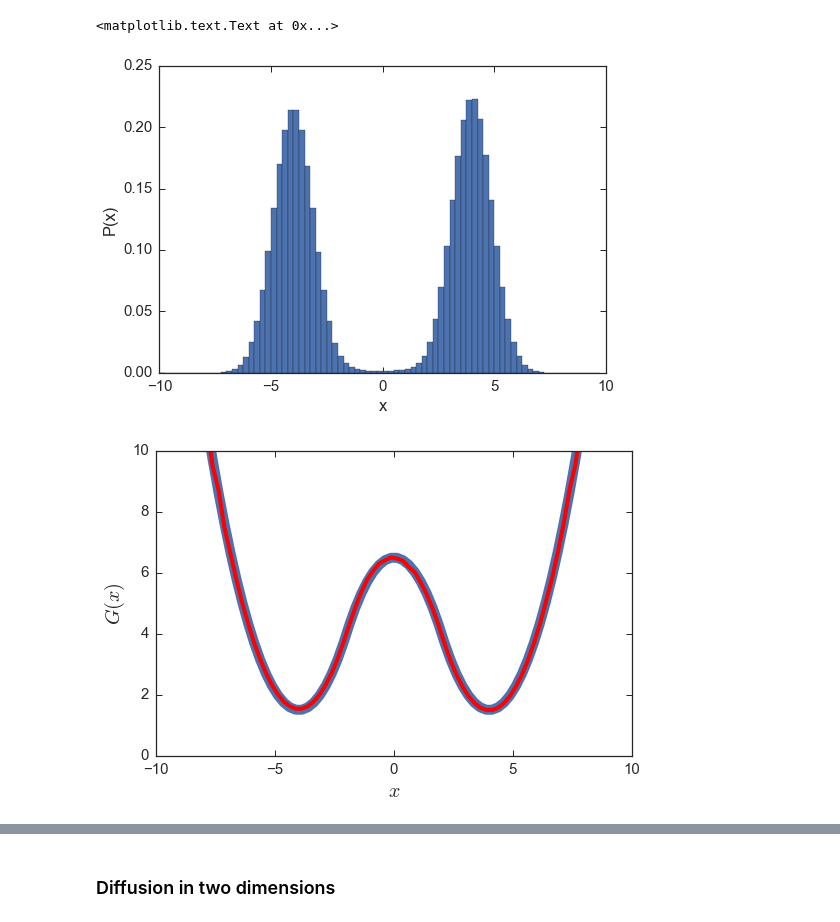
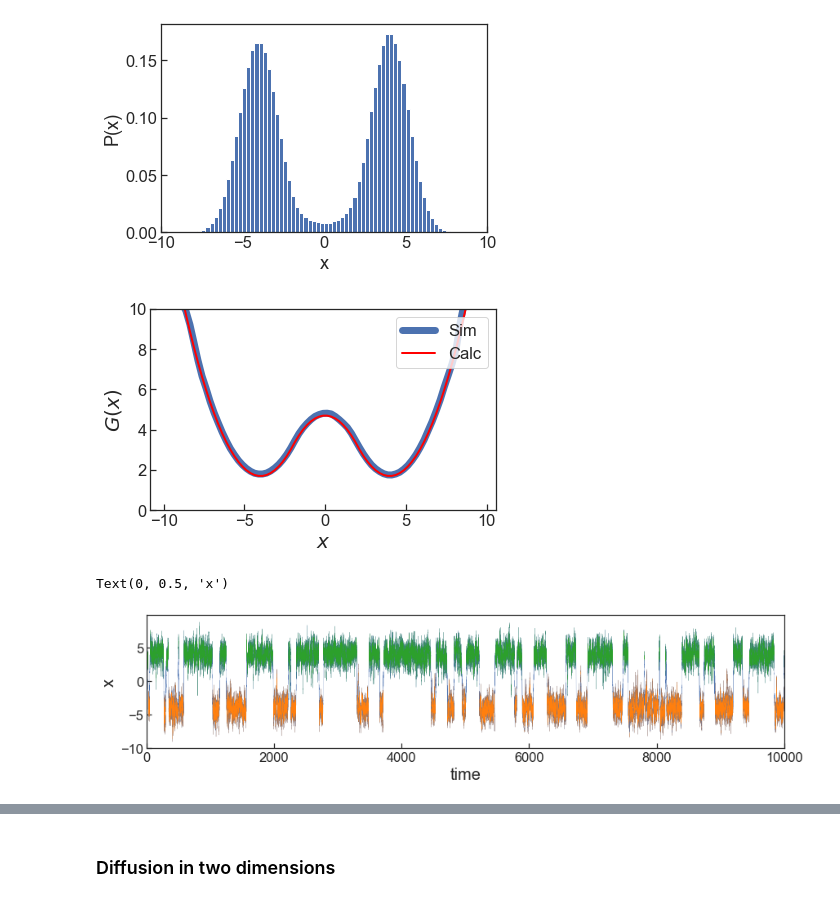
Before and after one commit to daviddesancho/smFSmodels, a Jupyter notebook: notebooks/cossio_brownian_cython.ipynb, the cells around one changed output, grey strips where cells are left out. Saved outputs shown, nothing was run; the diff lists cells and outputs as text; code cells hidden in the pictures.

```diff
--- a/notebooks/cossio_brownian_cython.ipynb
+++ b/notebooks/cossio_brownian_cython.ipynb
@@ -70,7 +87,8 @@ plt.tight_layout()
 # %%
 start = time.time()
 x, q = [5., 0.]
-t, xk, qk = cossio.run_brownian(x0=x, dt=dt, barrier=5., kl=0., \
-                             Dx=Dx, numsteps=int(1e9), fwrite=int(0.1/dt))
+t, xk, qk = cossio.run_brownian(x0=x, dt=dt, barrier=3., \
+                             Dx=Dx, Dq=Dx, F12=0, numsteps=int(1e8), \
+                                fwrite=int(0.01/dt))
 end = time.time()
 print (end - start)
@@ -165,22 +139,24 @@ ax[1].set_xlabel('Time')
 # %%
 fig, ax = plt.subplots()
 hist, bin_edges, patches = \
-        ax.hist(xk, bins=np.arange(-10,10,0.25), normed=True)
+        ax.hist(xk, bins=np.arange(-10,10,0.25), density=True)
 ax.set_ylabel('P(x)')
 ax.set_xlabel('x')
+ax.set_xlim(-10,10)
+plt.tight_layout()
 # %% [output]
-<matplotlib.text.Text at 0x...>
-[figure, old version]
+[figure, new version]
 # %%
 bin_centers = [0.5*(bin_edges[i]+bin_edges[i+1]) \
                for i in range(len(bin_edges)-1)]
 fig, ax = plt.subplots()
-ax.plot(bin_centers, [cossio.Gx(x) + 6.5   for x in bin_centers], lw=10)
-ax.plot(bin_centers, -np.log(hist), 'red', lw=4)
+ax.plot(bin_centers, -np.log(hist), 'b', lw=7, label='Sim')
+ax.plot(bin_centers, [cossio.Gx(x, barrier=3.) + 4.7   for x in bin_centers], 'red', lw=2, label='Calc')
 ax.set_ylabel('$G(x)$', fontsize=20)
 ax.set_xlabel('$x$', fontsize=20)
 ax.set_ylim(0,10)
+ax.legend(loc=1)
 plt.tight_layout()
 # %% [output]
-[figure, old version]
+[figure, new version]
 # %%
@@ -190,3 +166,20 @@ tau_f, tau_u, data_f, data_u, tp_f, tp_u, recrossings = \
+# %%
+fig, ax = plt.subplots(figsize=(14,3))
+#ax.plot(t, xk, '.', ms=0.1)
+#ax.plot(t, smooth(xk, 1000), linewidth=0.5)
+#ax.set_ylim(-10,10)
+ax.plot(t, xk, lw=0.2)
+for x in data_f:
+    ax.plot(x[:,0], x[:,1], color='tab:orange', lw=0.1)
+for x in data_u:
+    ax.plot(x[:,0], x[:,1], color='tab:green', lw=0.1)
+#ax.set_yticks([-5.,0,5.])
+ax.set_xlim(0,10000)
+ax.set_xlabel('time', fontsize=20)
+ax.set_ylabel('x', fontsize=20)
+# %% [output]
+Text(0, 0.5, 'x')
+[figure, added]
 # %%
 tpt_u = []
 tpt_f = []
```
Also changed, not shown: parts of 31 cells of this notebook, 5 other files.
